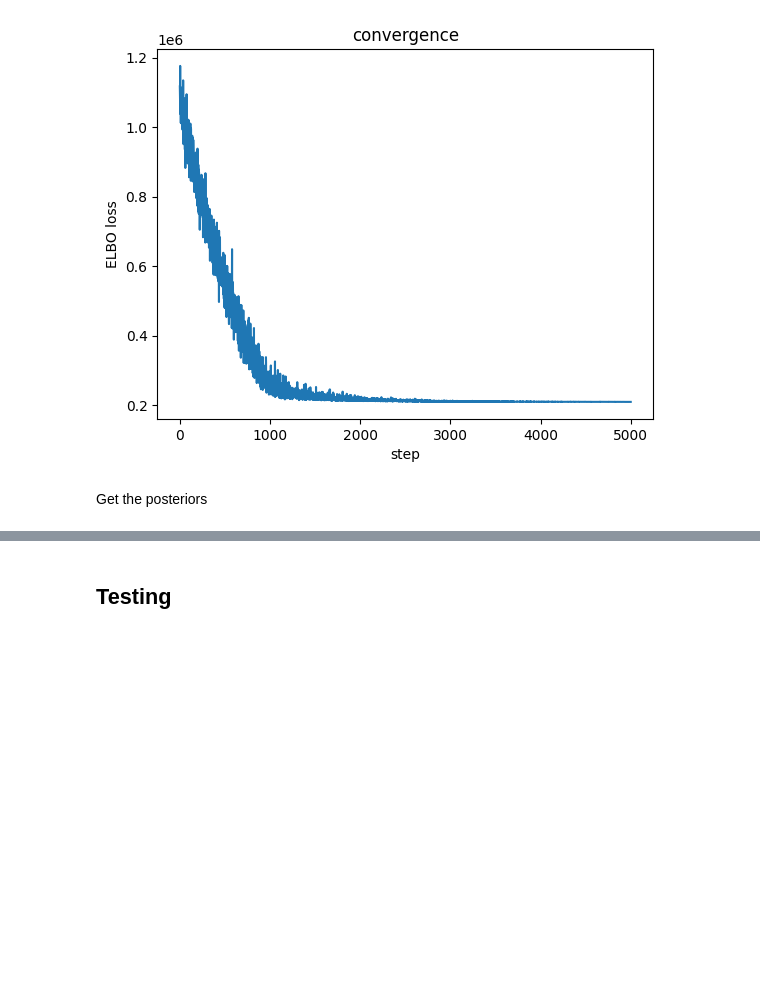
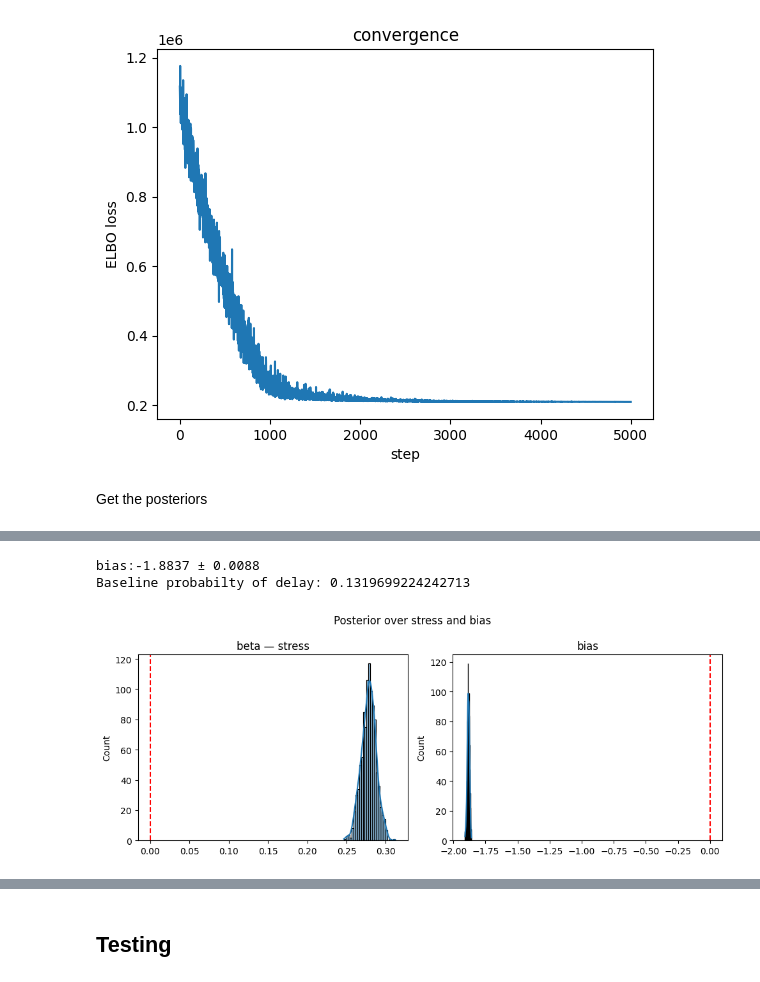
Before and after one commit to mariatmvendas/mbml_project, a Jupyter notebook: notebook.ipynb, the cells around one changed output, grey strips where cells are left out. Cells and saved outputs as stored; diff of their text form; code cells hidden in the pictures; blank space fills up the shorter version.

```diff
--- a/notebook.ipynb
+++ b/notebook.ipynb
@@ -849,13 +906,22 @@ Delay weight on stress and bias
 # %%
-# ── stress and bias ──
+bias_samples = samples1["bias"].detach().squeeze(1).numpy()
+base_prob = 1 / (1 + math.exp(-bias_samples.mean()))
+print(f"bias:{bias_samples.mean():.4f} ± {bias_samples.std():.4f}")
+print(f"Baseline probabilty of delay: {base_prob}")
+
+
 fig, axes = plt.subplots(1, 2, figsize=(10, 4))
 sns.histplot(beta_samples[:, -1], ax=axes[0], kde=True)
 axes[0].axvline(0, color="red", linestyle="--")
 axes[0].set_title("beta — stress")
 
 sns.histplot(bias_samples, ax=axes[1], kde=True)
 axes[1].axvline(0, color="red", linestyle="--")
 axes[1].set_title("bias")
 plt.suptitle("Posterior over stress and bias")
 plt.tight_layout()
 plt.show()
+# %% [output]
+bias:-1.8837 ± 0.0088
+Baseline probabilty of delay: 0.1319699224242713
+[figure, added]
```
Also changed, not shown: parts of 25 cells of this notebook.
